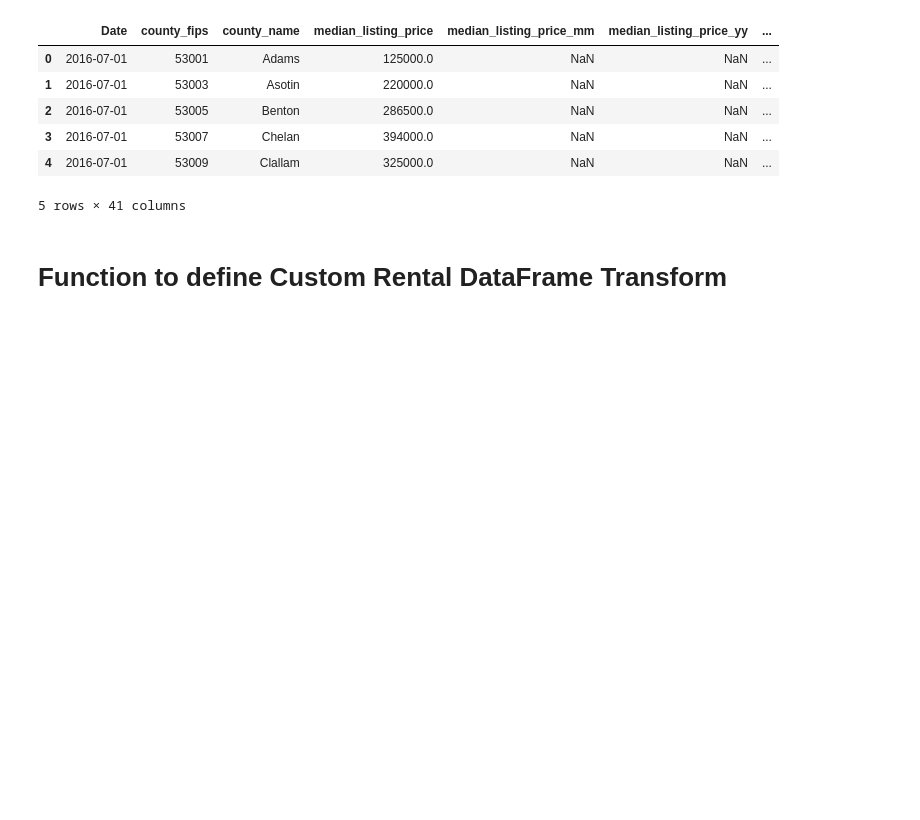
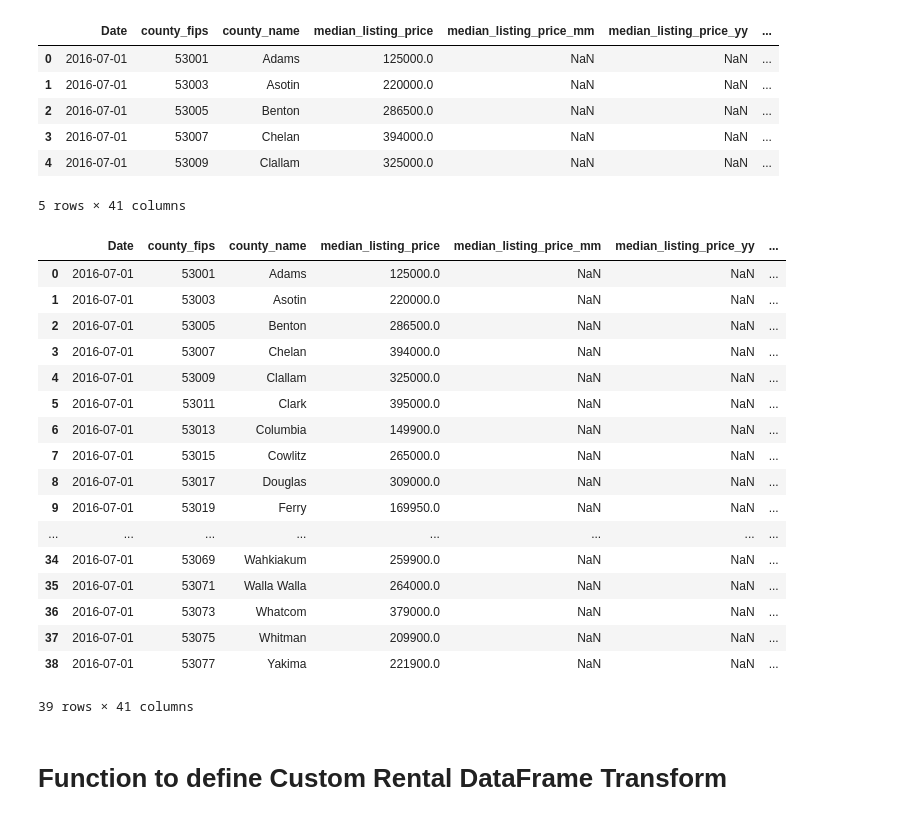
Before and after one commit to Summi-Khanna/Alpha-Dot-Housing-Market-Analysis, a Jupyter notebook: data_cleaning.ipynb, the cells around one changed output. Saved outputs shown, nothing was run; the diff lists cells and outputs as text; code cells hidden in the pictures; blank space fills up the shorter version.

```diff
--- a/data_cleaning.ipynb
+++ b/data_cleaning.ipynb
@@ -55,6 +55,27 @@ See the caveats in the documentation: https://pandas.pydata.org/pandas-docs/stab
 | 3 | 2016-07-01 | 53007 | Chelan | 394000.0 | NaN | NaN | ... |
 | 4 | 2016-07-01 | 53009 | Clallam | 325000.0 | NaN | NaN | ... |
 5 rows × 41 columns
+# %%
+wa_house_listing_df.head(39)
+# %% [output]
+|  | Date | county_fips | county_name | median_listing_price | median_listing_price_mm | median_listing_price_yy | ... |
+| 0 | 2016-07-01 | 53001 | Adams | 125000.0 | NaN | NaN | ... |
+| 1 | 2016-07-01 | 53003 | Asotin | 220000.0 | NaN | NaN | ... |
+| 2 | 2016-07-01 | 53005 | Benton | 286500.0 | NaN | NaN | ... |
+| 3 | 2016-07-01 | 53007 | Chelan | 394000.0 | NaN | NaN | ... |
+| 4 | 2016-07-01 | 53009 | Clallam | 325000.0 | NaN | NaN | ... |
+| 5 | 2016-07-01 | 53011 | Clark | 395000.0 | NaN | NaN | ... |
+| 6 | 2016-07-01 | 53013 | Columbia | 149900.0 | NaN | NaN | ... |
+| 7 | 2016-07-01 | 53015 | Cowlitz | 265000.0 | NaN | NaN | ... |
+| 8 | 2016-07-01 | 53017 | Douglas | 309000.0 | NaN | NaN | ... |
+| 9 | 2016-07-01 | 53019 | Ferry | 169950.0 | NaN | NaN | ... |
+| ... | ... | ... | ... | ... | ... | ... | ... |
+| 34 | 2016-07-01 | 53069 | Wahkiakum | 259900.0 | NaN | NaN | ... |
+| 35 | 2016-07-01 | 53071 | Walla Walla | 264000.0 | NaN | NaN | ... |
+| 36 | 2016-07-01 | 53073 | Whatcom | 379000.0 | NaN | NaN | ... |
+| 37 | 2016-07-01 | 53075 | Whitman | 209900.0 | NaN | NaN | ... |
+| 38 | 2016-07-01 | 53077 | Yakima | 221900.0 | NaN | NaN | ... |
+39 rows × 41 columns
 # %% [markdown]
 # Function to define Custom Rental DataFrame Transform
 # %%
```
Also changed, not shown: parts of 1 cell of this notebook, 5 other files.
